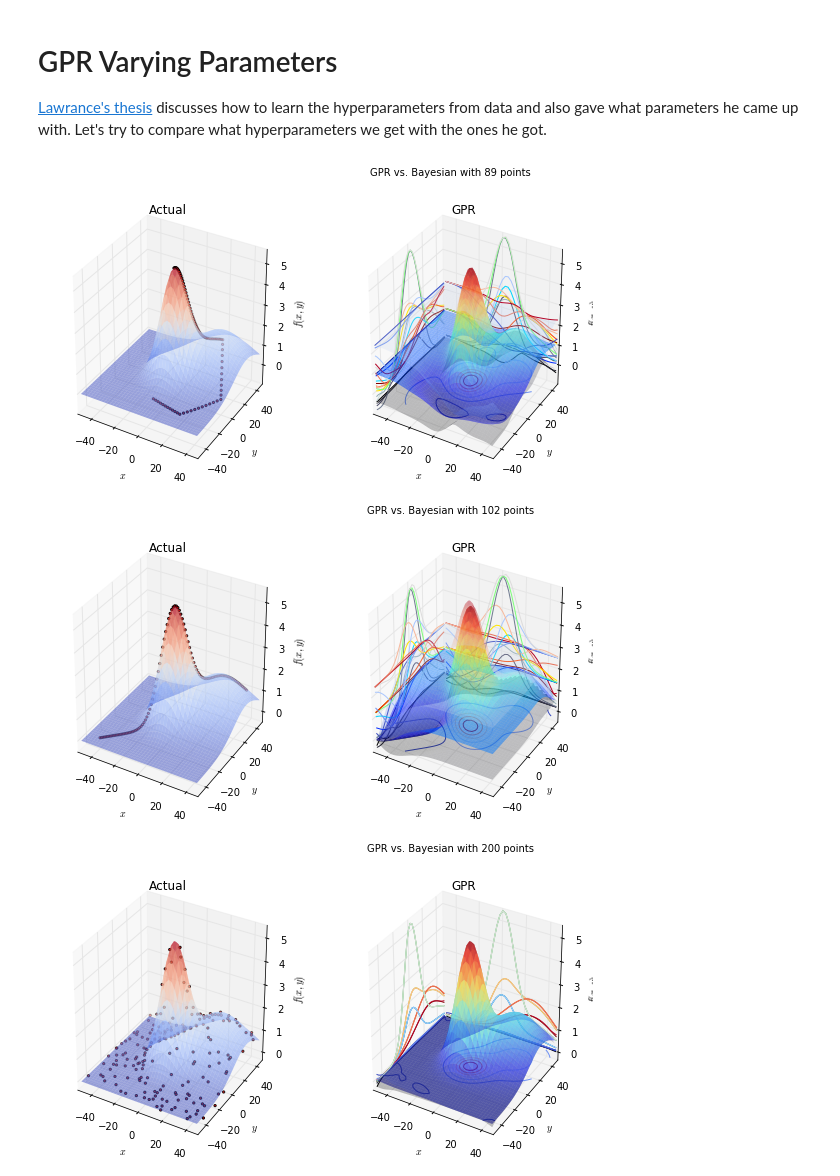
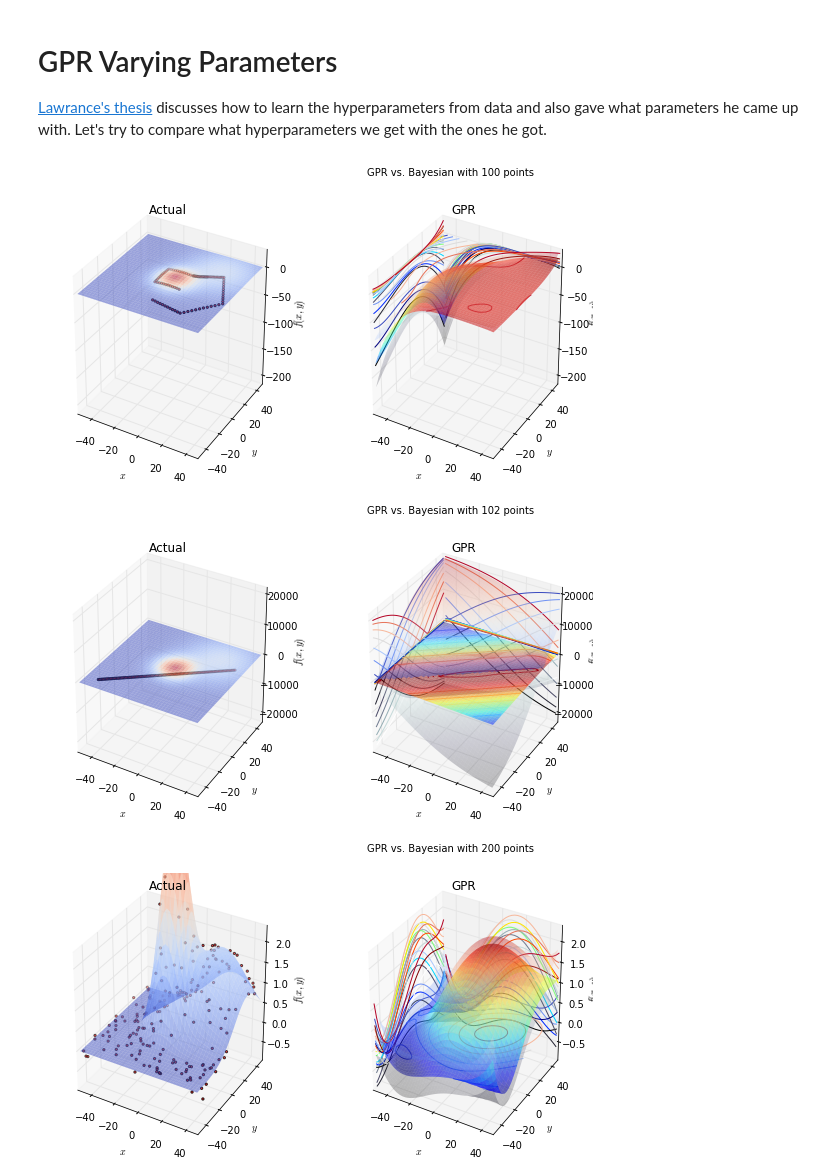
Before and after one commit to ThermalSoaring/bayesian-learning, a Jupyter notebook: gaussian-process-regression/GPR Varying Parameters.ipynb, the cells around one changed output. Saved outputs shown, nothing was run; the diff lists cells and outputs as text; code cells hidden in the pictures.

```diff
--- a/gaussian-process-regression/GPR Varying Parameters.ipynb
+++ b/gaussian-process-regression/GPR Varying Parameters.ipynb
@@ -72,22 +72,29 @@ def gaussian(xo, yo, amplitude, sigma_x, sigma_y, theta, offset):
     return gauss
 
 # Take single measurement
-def takeMeasurement(field, position):
+#
+# If desired, also add some Gaussian noise with mean zero and a standard
+# deviation of the specified value
+def takeMeasurement(field, position, noise=0.05):
+    noise_value = 0
     measurement = 0
 
     for thermal in field:
         measurement += thermal(position[0], position[1])
 
-    return measurement
+    if noise:
+        noise_value = np.random.normal(0, noise)
+
+    return measurement + noise_value
 
 # Take measurements at the points along the path
 # Input: field=[eq1, eq2, ...], path=[(x1,y1),(x2,y2),...]
 # Output: [v1, v2, ...]
-def takeMeasurements(field, path):
+def takeMeasurements(field, path, noise=0.05):
     measurements = np.empty(len(path))
 
     for i, pos in enumerate(path):
-        measurements[i] = takeMeasurement(field, pos)
+        measurements[i] = takeMeasurement(field, pos, noise)
 
     return measurements
 
@@ -448,9 +455,9 @@ def morePoints(path, num):
 #
 # Run both techniques on one path
 #
-def RunPath(thermals, path, gprParams=None):
+def RunPath(thermals, path, noise, gprParams=None):
     fig = plt.figure(figsize=(15,5))
-    measurements = takeMeasurements(thermals, path)
+    measurements = takeMeasurements(thermals, path, noise)
     gpr = GaussianProcessRegression(fig, thermals, path,
                                         measurements, gprParams=gprParams)
     #BayesianLearning(fig, thermals, path, measurements)
@@ -462,28 +469,28 @@ def RunPath(thermals, path, gprParams=None):
 # Describe the thermal field and a path through it, learn the thermal field
 # using different techniques
 #
-def MultiplePaths(gprParams=None):
+def MultiplePaths(noise, gprParams=None):
     thermals = [thermalEq((0,0), 5, 10),
                     thermalEq((25,25), 2, 20)]
 
     # Some curve
-    path = np.array([(0,0), (5,5), (10,10), (15,12), (20,15),
-            (30,20), (45,-10), (25,-35), (0,-30)])
+    path = np.array([(10,-10), (-10,-10), (-10,10), (10,10),
+         (15,12), (20,15), (30,20), (45,-10), (25,-35), (0,-30)])
     #RunPath(thermals, path)
 
     # More points on curve
-    gpr_curve = RunPath(thermals, morePoints(path, 10), gprParams)
+    gpr_curve = RunPath(thermals, morePoints(path, 10), noise, gprParams)
 
     # Straight line
-    line = np.array([(-40,-40),(40,40)])
+    line = np.array([(-40,-40),(40,20)])
     #RunPath(thermals, morePoints(line, 10))
 
     # More points on straight line
-    gpr_line = RunPath(thermals, morePoints(line, 100), gprParams)
+    gpr_line = RunPath(thermals, morePoints(line, 100), noise, gprParams)
 
     # Random points between +50 and -50
     randpath = 100*np.random.random((200,2))-50
-    gpr_rand = RunPath(thermals, randpath, gprParams)
+    gpr_rand = RunPath(thermals, randpath, noise, gprParams)
 
     print("GPR Parameters:", gprParams)
     print("GPR MSE:")
@@ -499,37 +506,46 @@ def MultiplePaths(gprParams=None):
     print("  line: ", gpr_line[2], 1.0/np.sqrt(2*gpr_line[2]))
     print("  rand: ", gpr_rand[2], 1.0/np.sqrt(2*gpr_rand[2]))
 
     return (gpr_curve, gpr_line, gpr_rand)
 
 def ParameterTests():
+    # How much Gaussian noise should we add to the measurements?
+    noise = 0.1
+
+    # With theta0 being very low, it fits the data almost exactly if there
+    # is no noise. However, with noise, below you can see that it goes crazy
+    # (i.e. is very uncertain and the results of which are useless for our
+    # purposes). Thus, we definitely want to test this using some noise since
+    # our measurements in the real world will have noise in them.
+
     # theta0 - changed on order of 1e-5 when random_start 100,
     #          changed by 0 if random_start=1
     # thetaL - highly spiked if this is too high
     # thetaU - If this is too low, bizarre results, very unconfident
     # nugget - Affects how smooth the results are
     # random_start - 1 vs. 100 changed MSE on the order of 1e-5
 
-    MultiplePaths(GPRParams(
+    MultiplePaths(noise, GPRParams(
         theta0=1e-1,
         thetaL=1e-5,
         thetaU=1e5,
         nugget=1e-10,
         random_start=1))
 
-    MultiplePaths(GPRParams(
+    MultiplePaths(noise, GPRParams(
         theta0=1e-1,
         thetaL=1e-5,
         thetaU=1e5,
         nugget=1,
         random_start=1))
 
 # Use MSE to compare parameters
 # Later: Actual performance of plane, how well goes to center, how long stays up, etc.
 # Todo: Use data on GDrive
 ParameterTests()
 # %% [output]
-[figure, old version]
+[figure, new version]
-[figure, old version]
+[figure, new version]
-[figure, old version]
+[figure, new version]
 GPR Parameters: Theta0: 0.100000, ThetaL: 0.000010, ThetaU: 100000.000000, Nugget: 0.000000, RandomStart: 1
 GPR MSE:
```
Also changed, not shown: parts of 2 cells of this notebook, 2 other files.
